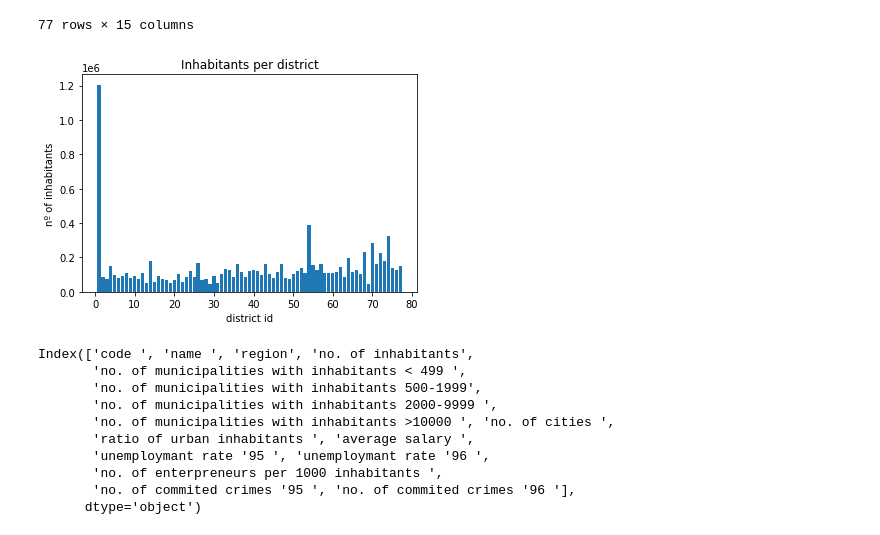
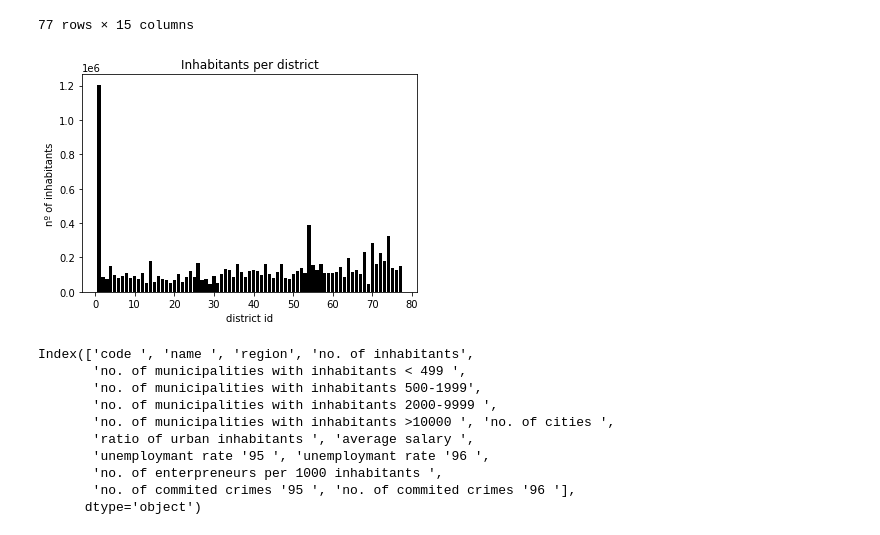
Before and after one commit to IohanSardinha/AC-G15, a Jupyter notebook: analisys.ipynb, the cells around one changed output. Cells and saved outputs as stored; diff of their text form; code cells hidden in the pictures.

```diff
--- a/analisys.ipynb
+++ b/analisys.ipynb
@@ -345,13 +345,13 @@ districtDB.set_index(districtDB.columns[0])
 | 77 | Vsetin | north Moravia | 148545 | 8 | 35 | ... |
 77 rows × 15 columns
 # %%
-plt.bar(range(1,78),districtDB["no. of inhabitants"])
+plt.bar(range(1,78),districtDB["no. of inhabitants"], color="black")
 plt.xlabel("district id")
 plt.ylabel("nº of inhabitants")
 plt.title("Inhabitants per district")
 plt.savefig("images/DU/districts_inhabitants")
 # %% [output]
-[figure, old version]
+[figure, new version]
 # %%
 districtDB.columns
 # %% [output]
```
Also changed, not shown: parts of 9 cells of this notebook, 11 other files.
